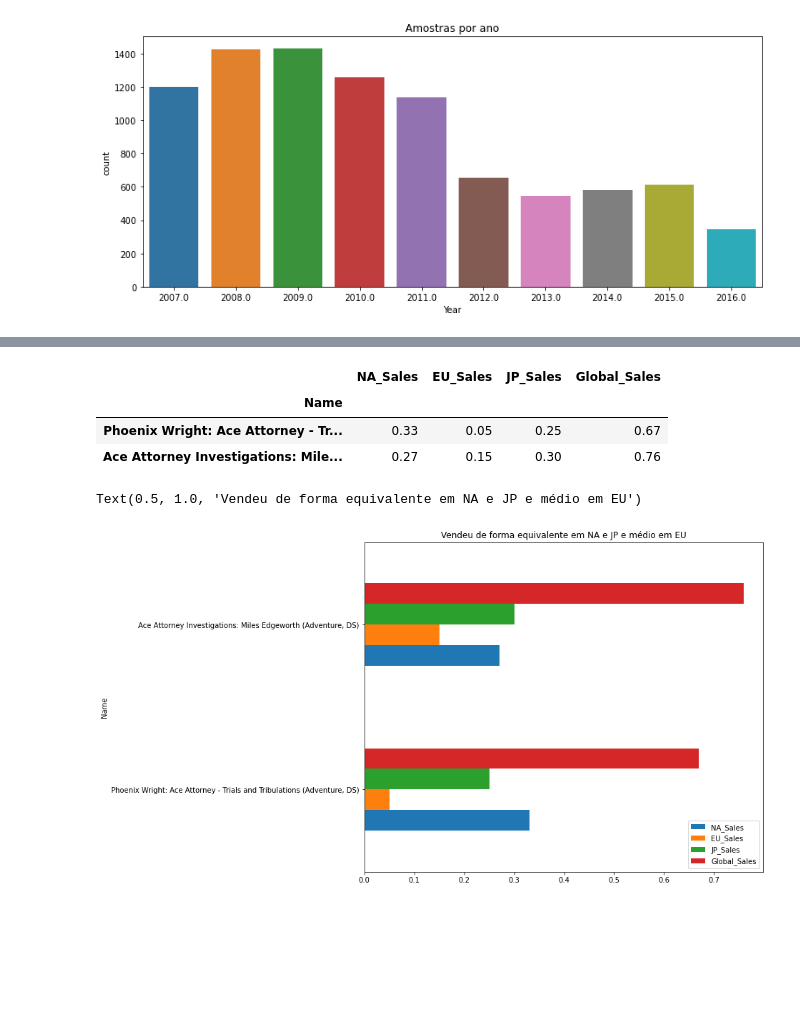
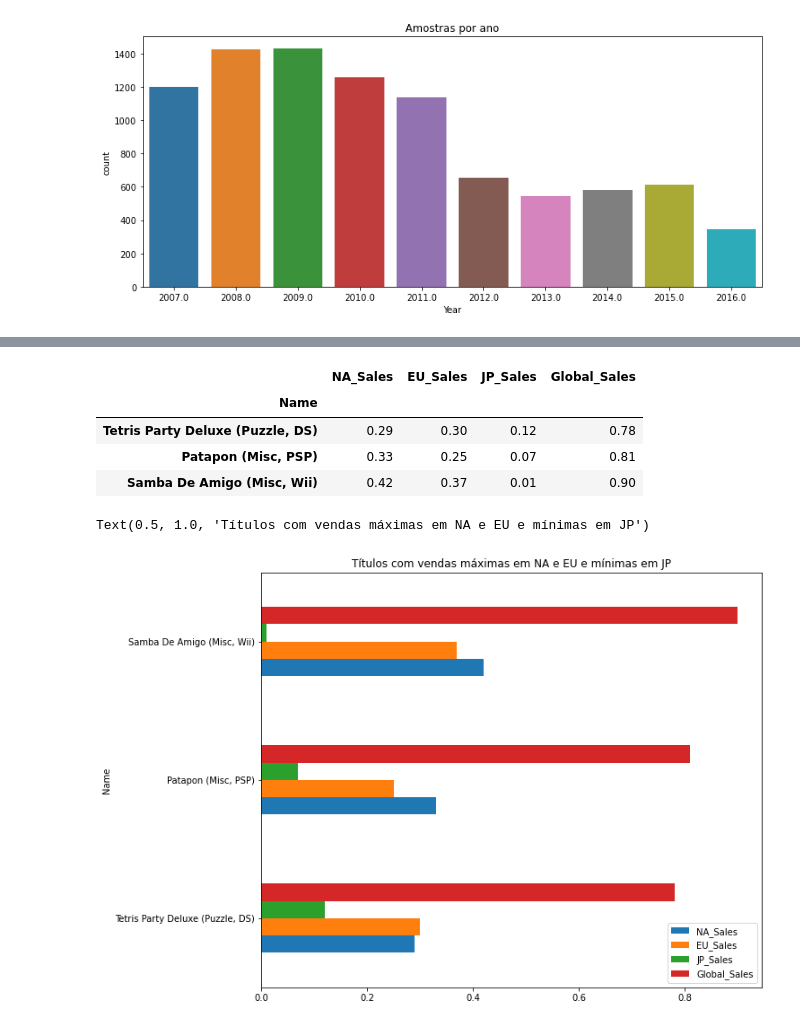
Before and after one commit to lucianoaclemente/machine_learning, a Jupyter notebook: analise_venda_de_jogos.ipynb, the cells around one changed output, grey strips where cells are left out. Cells and saved outputs as stored; diff of their text form; code cells hidden in the pictures; blank space fills up the shorter version.

```diff
--- a/analise_venda_de_jogos.ipynb
+++ b/analise_venda_de_jogos.ipynb
@@ -41,7 +60,6 @@ df_sales = df_sales[(df_sales['NA_Sales'] > 0) & (df_sales['EU_Sales'] > 0) & (d
 # %%
 # Recuperando o ranking de vendas
 df_sales_genre = df_sales.groupby(["Genre"]).aggregate("sum")[['Global_Sales']].sort_values(['Global_Sales'],ascending=True).head(3)
-df_sales = df_sales[df_sales["Genre"].isin(df_sales_genre.index)]
 df_sales_genre
 # %% [output]
 |  | Global_Sales |
@@ -60,0 +70,3 @@ df_sales.head()
+# %%
+df_sales = df_sales[df_sales["Genre"].isin(df_sales_genre.index)].drop(['Rank','Genre','Platform'], axis=1)
+df_sales.head()
@@ -61,19 +80,20 @@ df_sales.head()
 # %%
 data_array = df_sales[['NA_Sales', 'EU_Sales', 'JP_Sales']].values
 
-kmeans = KMeans(n_clusters=6, init='k-means++', n_init=100, random_state=101)
+kmeans = KMeans(n_clusters=6, init='k-means++', n_init=10, random_state=101)
 # %%
 legends = [
-    "Vendas mínimas em todas as regiões",
-    "Vendeu de forma equivalente em NA e EU e mínima em JP",
-    "Vendas médias em todas as regiões",
-    "Vendeu muito em NA, médio em EU e minima em JP",
-    "Vendeu de forma equivalente em NA e JP e médio em EU",
-    "Vendas máximas em NA e minimas em EU e JP"
+    "Títulos com vendas máximas em NA e EU e mínimas em JP",
+    "Títulos com vendas mínimas em todas as regiões",
+    "Títulos com vendas médias em NA e JP e mínimas em EU",
+    "Títulos com vendas máximas em NA, médias em EU e mínimas em JP",
+    "Títulos com vendas máximas na EU e vendas mínimas em NA e JP",
+    "Títulos com vendas máximas em NA e vendas mínimas em EU e JP"
           ]
 
 df_sales["cluster"] = kmeans.fit_predict(data_array)
 grouped = df_sales.groupby(["cluster"]).aggregate("mean")[['NA_Sales', 'EU_Sales', 'JP_Sales']]
 grouped.plot.bar(figsize=(10,5.5))
 plt.title("Vendas por cluster - " + df_sales_genre.index.str.cat(sep=', '))
+plt.ylabel('Média de vendas (milhões)')
 # %% [output]
@@ -82,16 +127,17 @@ Text(0.5, 1.0, 'Vendas por cluster - Puzzle, Adventure, Misc')
 # %%
-cluster = 4
+cluster = 0
 
 grouped_cluster = df_sales[(df_sales['cluster'] == cluster)].groupby(["Name"]).aggregate("mean").sort_values(['Global_Sales'],ascending=True)[['NA_Sales', 'EU_Sales', 'JP_Sales', 'Global_Sales']].head(10)
 
 display(grouped_cluster)
 
 grouped_cluster.plot.barh(figsize=(10,8.5))
 display(plt.title(legends[cluster]))
 # %% [output]
 |  | NA_Sales | EU_Sales | JP_Sales | Global_Sales |
 | Name |  |  |  |  |
-| Phoenix Wright: Ace Attorney - Tr... | 0.33 | 0.05 | 0.25 | 0.67 |
-| Ace Attorney Investigations: Mile... | 0.27 | 0.15 | 0.30 | 0.76 |
+| Tetris Party Deluxe (Puzzle, DS) | 0.29 | 0.30 | 0.12 | 0.78 |
+| Patapon (Misc, PSP) | 0.33 | 0.25 | 0.07 | 0.81 |
+| Samba De Amigo (Misc, Wii) | 0.42 | 0.37 | 0.01 | 0.90 |
-Text(0.5, 1.0, 'Vendeu de forma equivalente em NA e JP e médio em EU')
+Text(0.5, 1.0, 'Títulos com vendas máximas em NA e EU e mínimas em JP')
-[figure, old version]
+[figure, new version]
```
Also changed, not shown: parts of 10 cells of this notebook.
